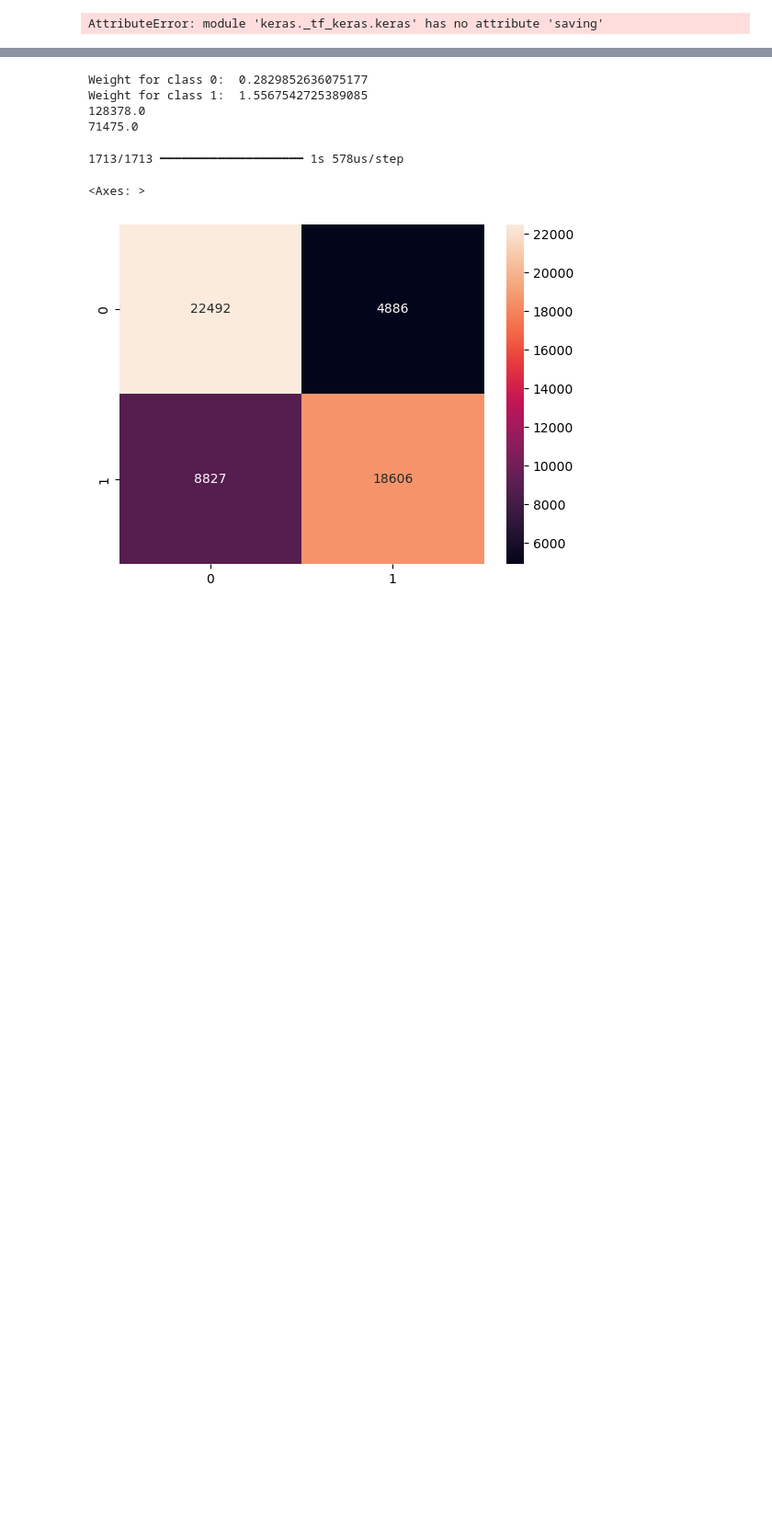
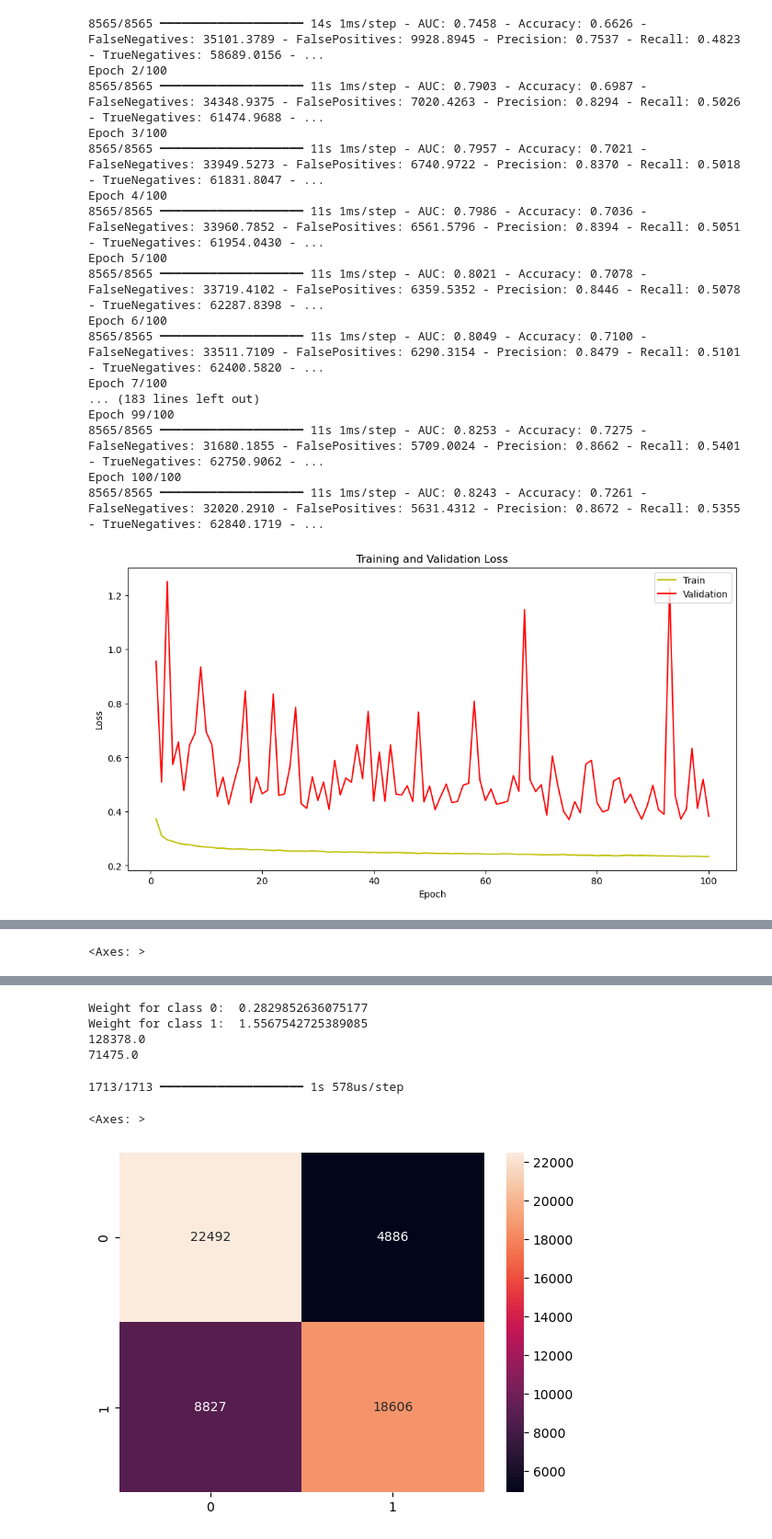
Before and after one commit to Logan-Kelsch/-ES-NN-test1, a Jupyter notebook: NN/NN_Classificaiton.ipynb, the cells around one changed output, grey strips where cells are left out. Shown at 92% size. Saved outputs shown, nothing was run; the diff lists cells and outputs as text; code cells hidden in the pictures; blank space fills up the shorter version.

```diff
--- a/NN/NN_Classificaiton.ipynb
+++ b/NN/NN_Classificaiton.ipynb
@@ -184,14 +184,16 @@ def build_model():
 
     return model
 
+from keras.saving import get_custom_objects
+from keras.saving import register_keras_serializable
 
+get_custom_objects().clear()
 def load_model():
     loaded_model = tf.keras.models.load_model('acc77.keras')
 
     met = ['Accuracy','AUC','Precision','Recall','TrueNegatives','TruePositives','FalsePositives','FalseNegatives']
 
-    #tf.keras.saving.get_custom_objects().clear()
-    #@tf.keras.saving.register_keras_serializable(package="my_package", name="custom_loss")
+    @register_keras_serializable(name="custom_loss")
     def custom_loss(y_true, y_pred):
 
         # Standard binary cross-entropy
@@ -329 +331,18 @@ weight_for_1: 0.5OCCURANCES IN OPT DATA FOR bull15:
-AttributeError: module 'keras._tf_keras.keras' has no attribute 'saving'
+8565/8565 ━━━━━━━━━━━━━━━━━━━━ 14s 1ms/step - AUC: 0.7458 - Accuracy: 0.6626 - FalseNegatives: 35101.3789 - FalsePositives: 9928.8945 - Precision: 0.7537 - Recall: 0.4823 - TrueNegatives: 58689.0156 - ...
+Epoch 2/100
+8565/8565 ━━━━━━━━━━━━━━━━━━━━ 11s 1ms/step - AUC: 0.7903 - Accuracy: 0.6987 - FalseNegatives: 34348.9375 - FalsePositives: 7020.4263 - Precision: 0.8294 - Recall: 0.5026 - TrueNegatives: 61474.9688 - ...
+Epoch 3/100
+8565/8565 ━━━━━━━━━━━━━━━━━━━━ 11s 1ms/step - AUC: 0.7957 - Accuracy: 0.7021 - FalseNegatives: 33949.5273 - FalsePositives: 6740.9722 - Precision: 0.8370 - Recall: 0.5018 - TrueNegatives: 61831.8047 - ...
+Epoch 4/100
+8565/8565 ━━━━━━━━━━━━━━━━━━━━ 11s 1ms/step - AUC: 0.7986 - Accuracy: 0.7036 - FalseNegatives: 33960.7852 - FalsePositives: 6561.5796 - Precision: 0.8394 - Recall: 0.5051 - TrueNegatives: 61954.0430 - ...
+Epoch 5/100
+8565/8565 ━━━━━━━━━━━━━━━━━━━━ 11s 1ms/step - AUC: 0.8021 - Accuracy: 0.7078 - FalseNegatives: 33719.4102 - FalsePositives: 6359.5352 - Precision: 0.8446 - Recall: 0.5078 - TrueNegatives: 62287.8398 - ...
+Epoch 6/100
+8565/8565 ━━━━━━━━━━━━━━━━━━━━ 11s 1ms/step - AUC: 0.8049 - Accuracy: 0.7100 - FalseNegatives: 33511.7109 - FalsePositives: 6290.3154 - Precision: 0.8479 - Recall: 0.5101 - TrueNegatives: 62400.5820 - ...
+Epoch 7/100
+... (183 lines left out)
+Epoch 99/100
+8565/8565 ━━━━━━━━━━━━━━━━━━━━ 11s 1ms/step - AUC: 0.8253 - Accuracy: 0.7275 - FalseNegatives: 31680.1855 - FalsePositives: 5709.0024 - Precision: 0.8662 - Recall: 0.5401 - TrueNegatives: 62750.9062 - ...
+Epoch 100/100
+8565/8565 ━━━━━━━━━━━━━━━━━━━━ 11s 1ms/step - AUC: 0.8243 - Accuracy: 0.7261 - FalseNegatives: 32020.2910 - FalsePositives: 5631.4312 - Precision: 0.8672 - Recall: 0.5355 - TrueNegatives: 62840.1719 - ...
+[figure, added]
@@ -329,0 +354 @@ AttributeError: module 'keras._tf_keras.keras' has no attribute 'saving'
+<Axes: >
```
Also changed, not shown: parts of 1 cell of this notebook, 1 other file.
